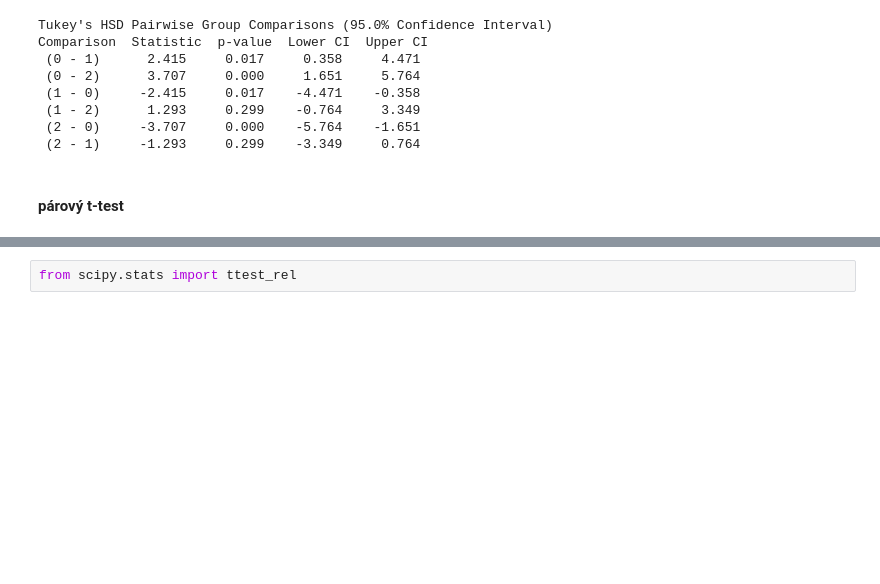
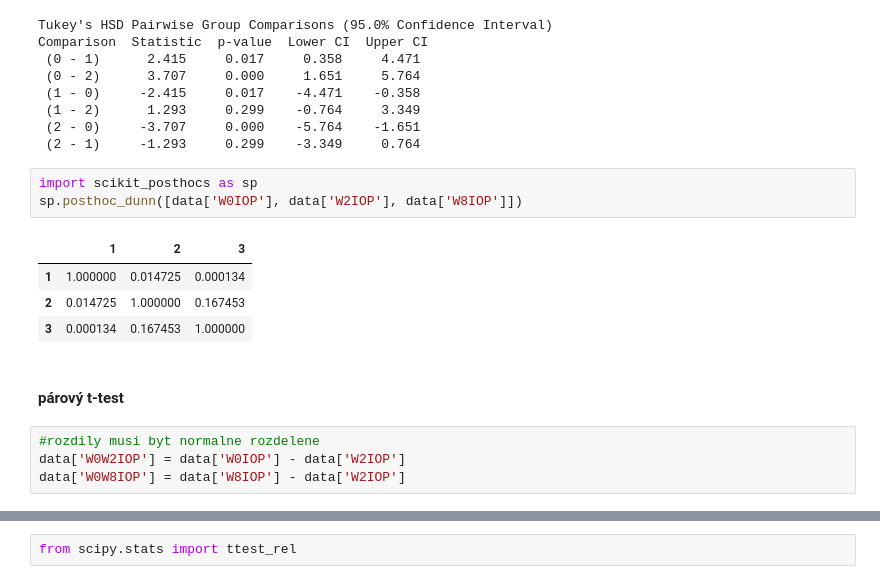
Before and after one commit to xdxdhh/sme_projekt, a Jupyter notebook: analysis.ipynb, the cells around one changed output, grey strips where cells are left out. Saved outputs shown, nothing was run; the diff lists cells and outputs as text; blank space fills up the shorter version.

```diff
--- a/analysis.ipynb
+++ b/analysis.ipynb
@@ -203,5 +230,17 @@ Comparison  Statistic  p-value  Lower CI  Upper CI
  (1 - 2)      1.293     0.299    -0.764     3.349
  (2 - 0)     -3.707     0.000    -5.764    -1.651
  (2 - 1)     -1.293     0.299    -3.349     0.764
+# %%
+import scikit_posthocs as sp
+sp.posthoc_dunn([data['W0IOP'], data['W2IOP'], data['W8IOP']])
+# %% [output]
+|  | 1 | 2 | 3 |
+| 1 | 1.000000 | 0.014725 | 0.000134 |
+| 2 | 0.014725 | 1.000000 | 0.167453 |
+| 3 | 0.000134 | 0.167453 | 1.000000 |
 # %% [markdown]
 #### párový t-test
+# %%
+#rozdily musi byt normalne rozdelene
+data['W0W2IOP'] = data['W0IOP'] - data['W2IOP']
+data['W0W8IOP'] = data['W8IOP'] - data['W2IOP']
```
Also changed, not shown: parts of 10 cells of this notebook, 2 other files.
